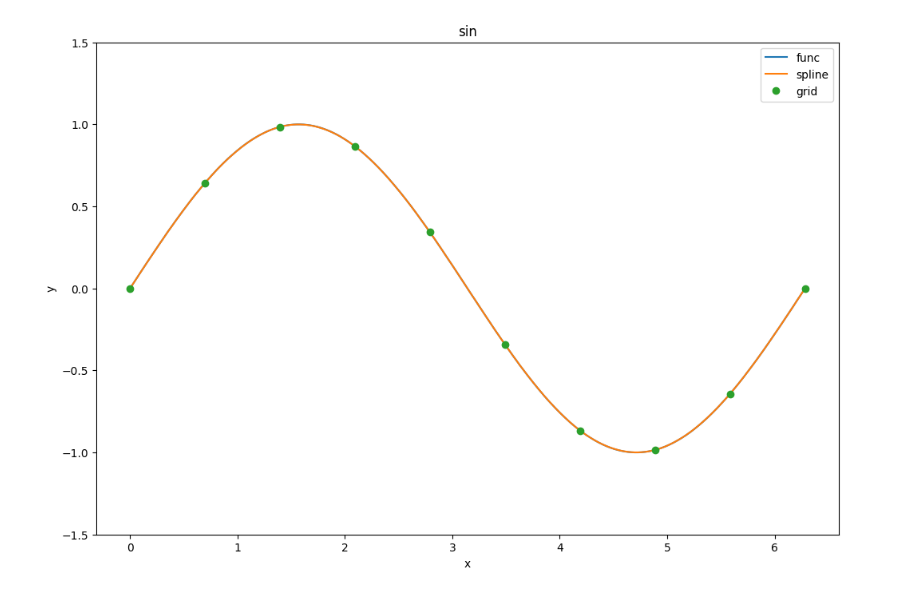
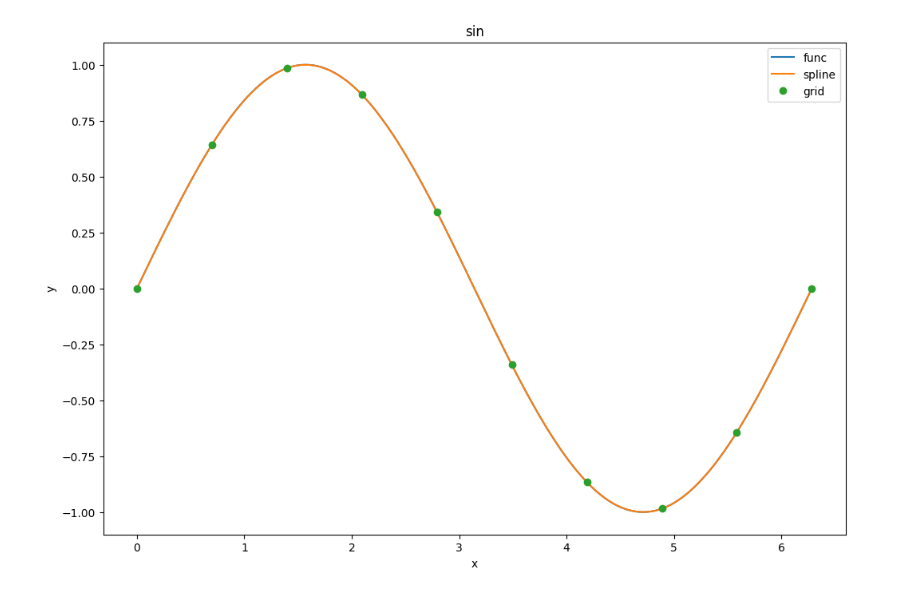
Before and after one commit to abel1502/mipt_6s, a Jupyter notebook: comp_math/lab_3/lab_3.ipynb, the cells around one changed output. Saved outputs shown, nothing was run; the diff lists cells and outputs as text; code cells hidden in the pictures.

```diff
--- a/comp_math/lab_3/lab_3.ipynb
+++ b/comp_math/lab_3/lab_3.ipynb
@@ -190,9 +190,9 @@ def show_grid(
 # %%
 with localize_globals():
     fig, ax = plt.subplots(figsize=(12, 8))
 
-    ax.set_ylim(-1.5, 1.5)
+    # ax.set_ylim(-1.5, 1.5)
 
     show_grid(np.sin, np.linspace(0, 2 * np.pi, 10), name="sin", ax=ax)
 # %% [output]
-[figure, old version]
+[figure, new version]
```
